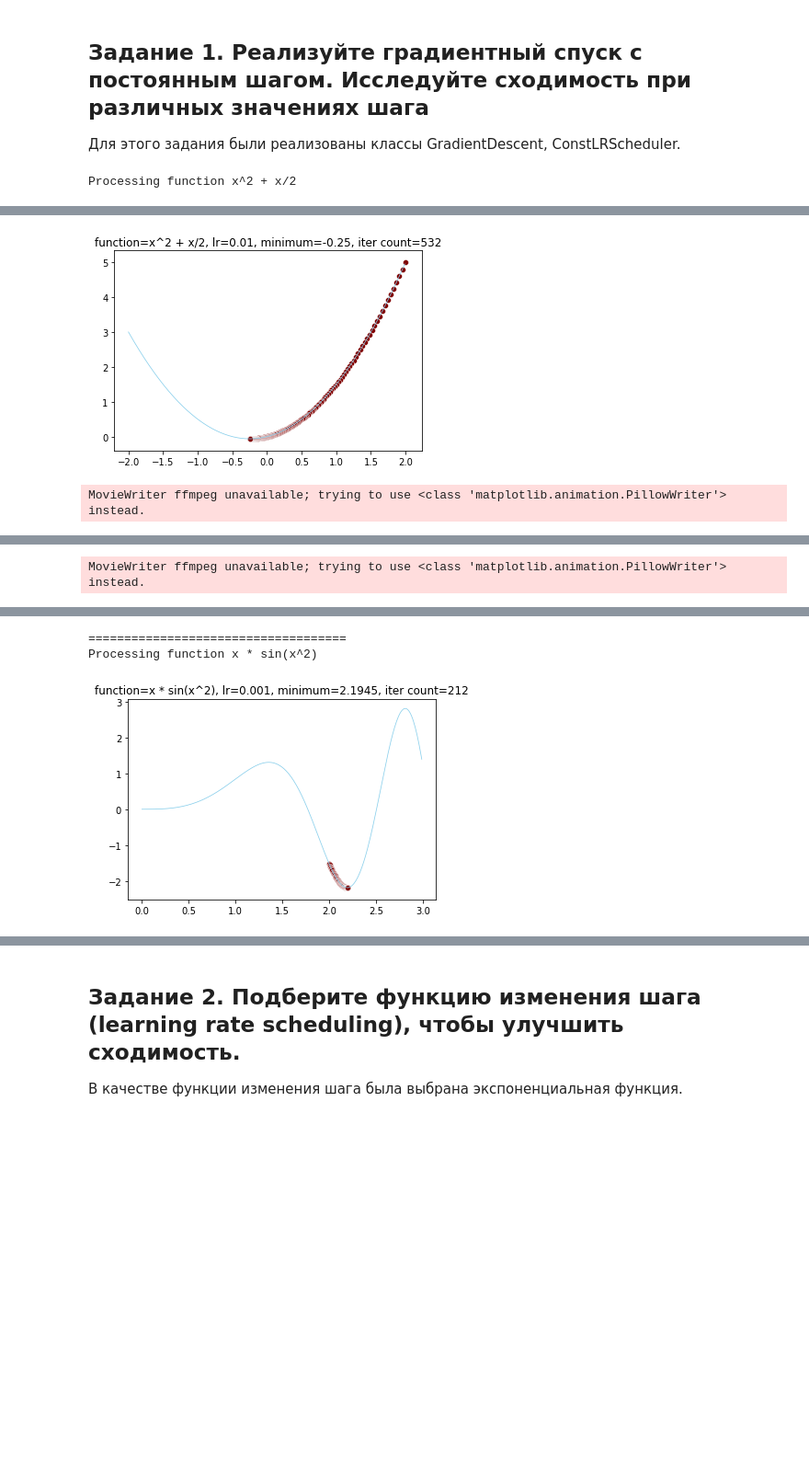
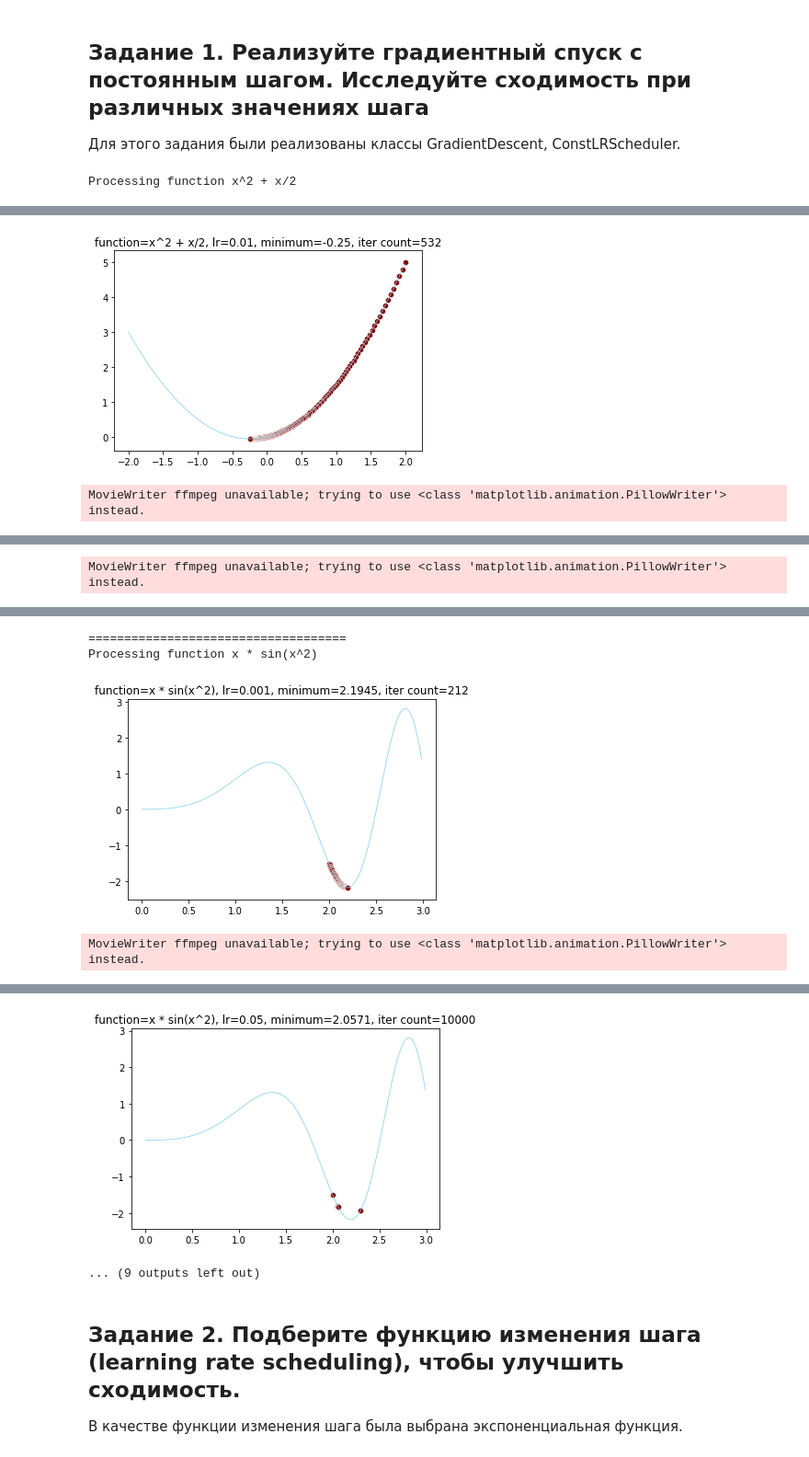
Before and after one commit to sashapff/optimization-methods, a Jupyter notebook: lab1.ipynb, the cells around one changed output, grey strips where cells are left out. Shown at 92% size. Drawn from its saved outputs; the diff is of its cells as text; code cells hidden in the pictures; blank space fills up the shorter version.

```diff
--- a/lab1.ipynb
+++ b/lab1.ipynb
@@ -62,7 +62,7 @@ for i, (function, derivative, function_name, from_x, to_x) in enumerate(zip(func
         gd.plot_trace(title=f'function={function_name}, lr={lr}, minimum={round(answer[0], 4)}, iter count={iterations_count}',
                       with_function=True,
                       animate='auto',
-                      filename=f'ani_{i}_{lr}.gif',
+                      filename=f'gifs/ani_{i}_{lr}.gif',
                       from_x=from_x,
                       to_x=to_x
                       )
@@ -78,3 +78,4 @@ MovieWriter ffmpeg unavailable; trying to use <class 'matplotlib.animation.Pillo
 ====================================
 Processing function x * sin(x^2)
 [figure]
+MovieWriter ffmpeg unavailable; trying to use <class 'matplotlib.animation.PillowWriter'> instead.
@@ -81,3 +83,5 @@ Processing function x * sin(x^2)
+[figure, added]
+... (9 outputs left out)
 # %% [markdown]
 ## Задание 2. Подберите функцию изменения шага (learning rate scheduling), чтобы улучшить сходимость.
 В качестве функции изменения шага была выбрана экспоненциальная функция.
```
Also changed, not shown: parts of 2 cells of this notebook, 8 other files.
